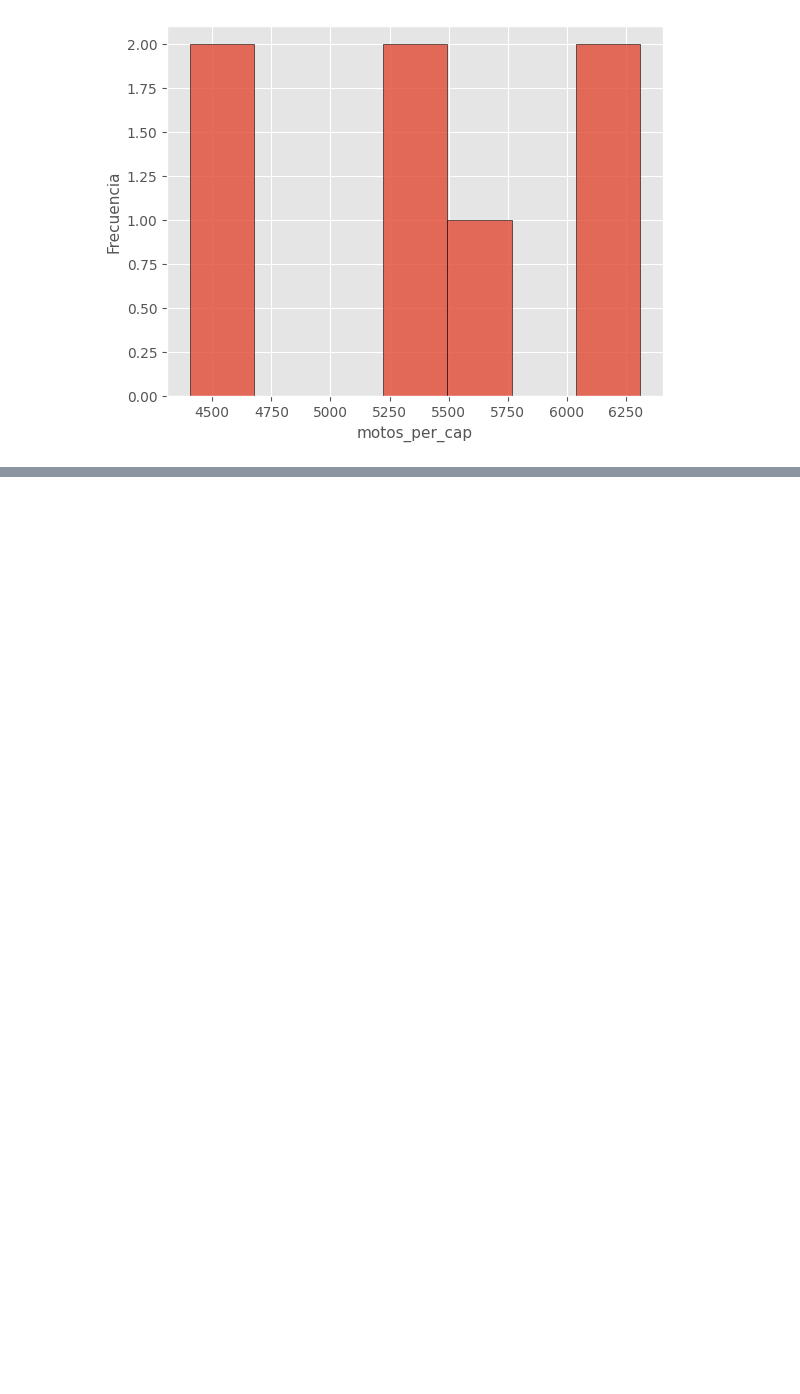
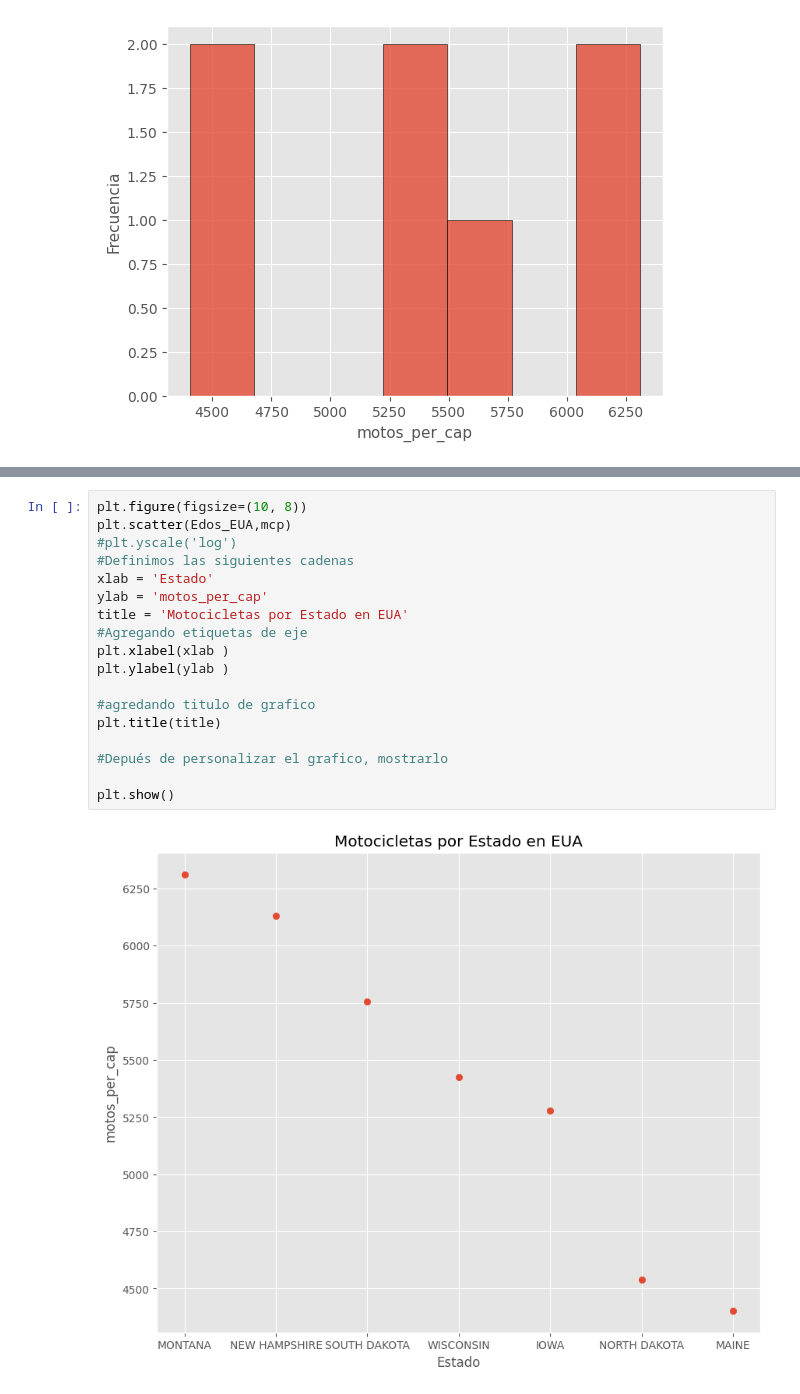
Before and after one commit to Fermionpass/IO, a Jupyter notebook: Data_maipulation_.ipynb, the cells around one changed output, grey strips where cells are left out. Cells and saved outputs as stored; diff of their text form; blank space fills up the shorter version.

```diff
--- a/Data_maipulation_.ipynb
+++ b/Data_maipulation_.ipynb
@@ -479,0 +490,20 @@ plt.ylabel('Frecuencia', fontsize=11);
+# %%
+plt.figure(figsize=(10, 8))
+plt.scatter(Edos_EUA,mcp)
+#plt.yscale('log')
+#Definimos las siguientes cadenas
+xlab = 'Estado'
+ylab = 'motos_per_cap'
+title = 'Motocicletas por Estado en EUA'
+#Agregando etiquetas de eje
+plt.xlabel(xlab )
+plt.ylabel(ylab )
+
+#agredando titulo de grafico
+plt.title(title)
+
+#Depués de personalizar el grafico, mostrarlo
+
+plt.show()
+# %% [output]
+[figure, added]
```
Also changed, not shown: parts of 16 cells of this notebook.
